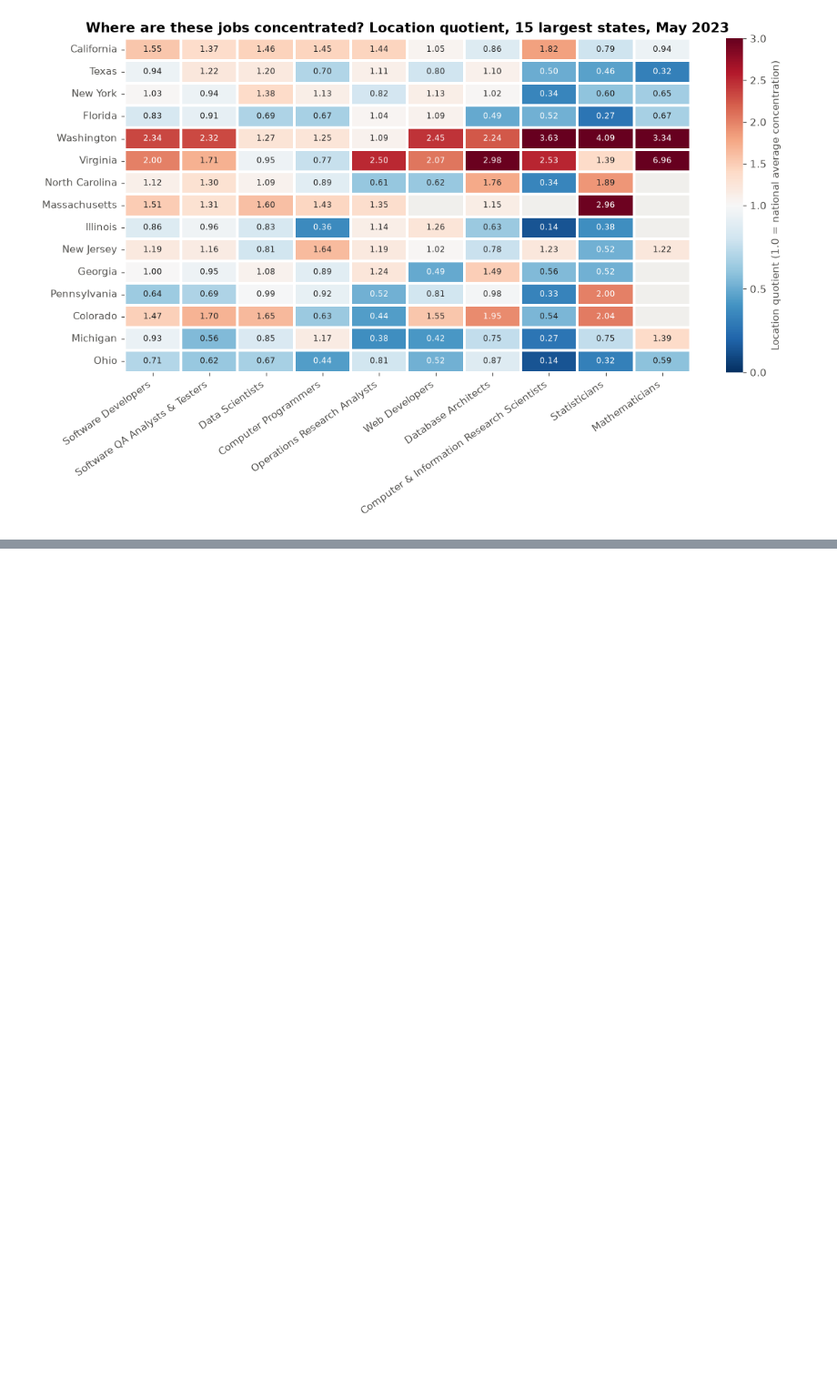
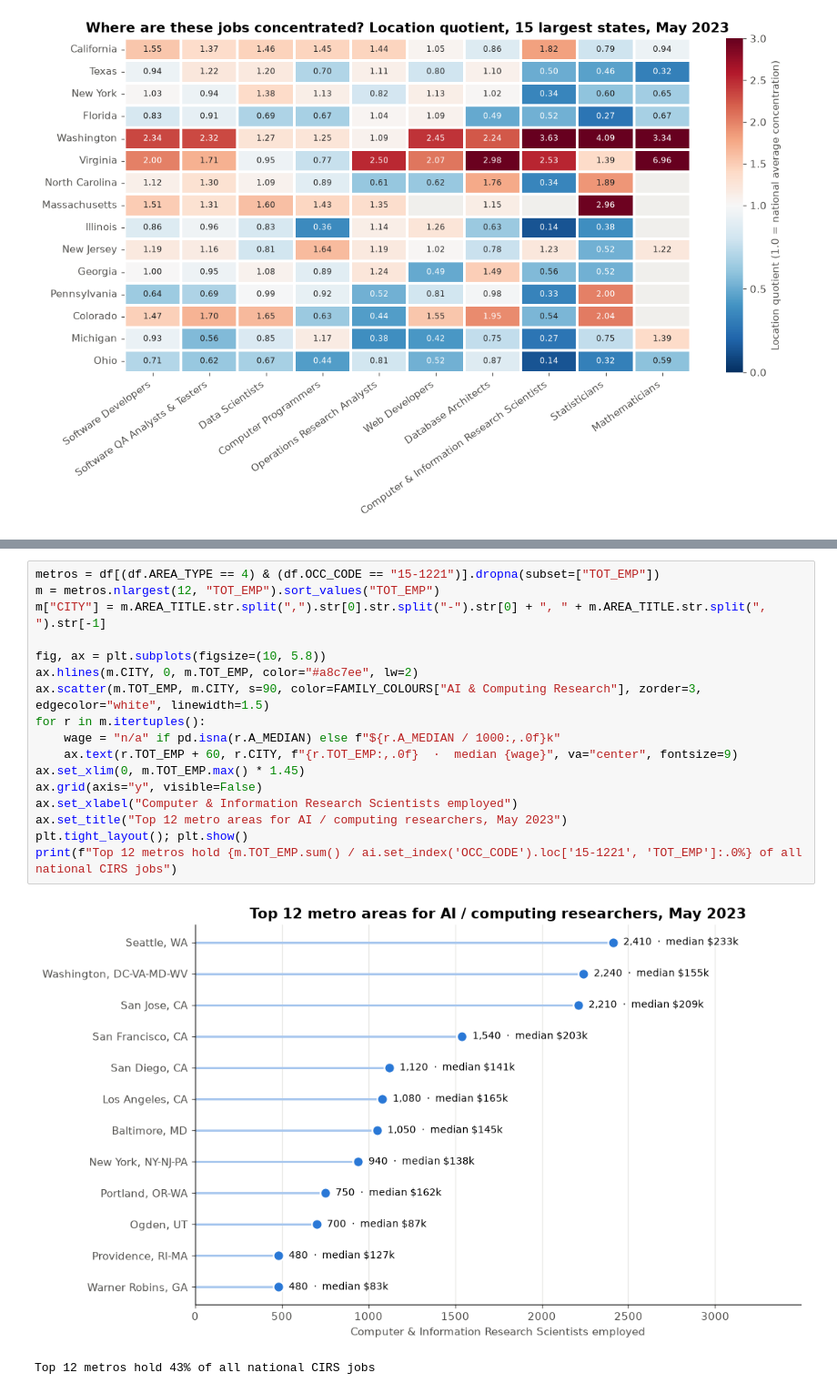
Before and after one commit to RhuanMendanha/CA01-Data-Visualisation-and-Communication-, a Jupyter notebook: CA01 - Employment Visualisation.ipynb, the cells around one changed output, grey strips where cells are left out. Shown at 91% size. Drawn from its saved outputs; the diff is of its cells as text; blank space fills up the shorter version.

```diff
--- a/CA01 - Employment Visualisation.ipynb
+++ b/CA01 - Employment Visualisation.ipynb
@@ -317,0 +362,20 @@ Huge states like Texas, Florida, Ohio, and Illinois fall under the average level
+# %%
+metros = df[(df.AREA_TYPE == 4) & (df.OCC_CODE == "15-1221")].dropna(subset=["TOT_EMP"])
+m = metros.nlargest(12, "TOT_EMP").sort_values("TOT_EMP")
+m["CITY"] = m.AREA_TITLE.str.split(",").str[0].str.split("-").str[0] + ", " + m.AREA_TITLE.str.split(", ").str[-1]
+
+fig, ax = plt.subplots(figsize=(10, 5.8))
+ax.hlines(m.CITY, 0, m.TOT_EMP, color="#a8c7ee", lw=2)
+ax.scatter(m.TOT_EMP, m.CITY, s=90, color=FAMILY_COLOURS["AI & Computing Research"], zorder=3, edgecolor="white", linewidth=1.5)
+for r in m.itertuples():
+    wage = "n/a" if pd.isna(r.A_MEDIAN) else f"${r.A_MEDIAN / 1000:,.0f}k"
+    ax.text(r.TOT_EMP + 60, r.CITY, f"{r.TOT_EMP:,.0f}  ·  median {wage}", va="center", fontsize=9)
+ax.set_xlim(0, m.TOT_EMP.max() * 1.45)
+ax.grid(axis="y", visible=False)
+ax.set_xlabel("Computer & Information Research Scientists employed")
+ax.set_title("Top 12 metro areas for AI / computing researchers, May 2023")
+plt.tight_layout(); plt.show()
+print(f"Top 12 metros hold {m.TOT_EMP.sum() / ai.set_index('OCC_CODE').loc['15-1221', 'TOT_EMP']:.0%} of all national CIRS jobs")
+# %% [output]
+[figure, added]
+Top 12 metros hold 43% of all national CIRS jobs
```
Also changed, not shown: parts of 7 cells of this notebook.
